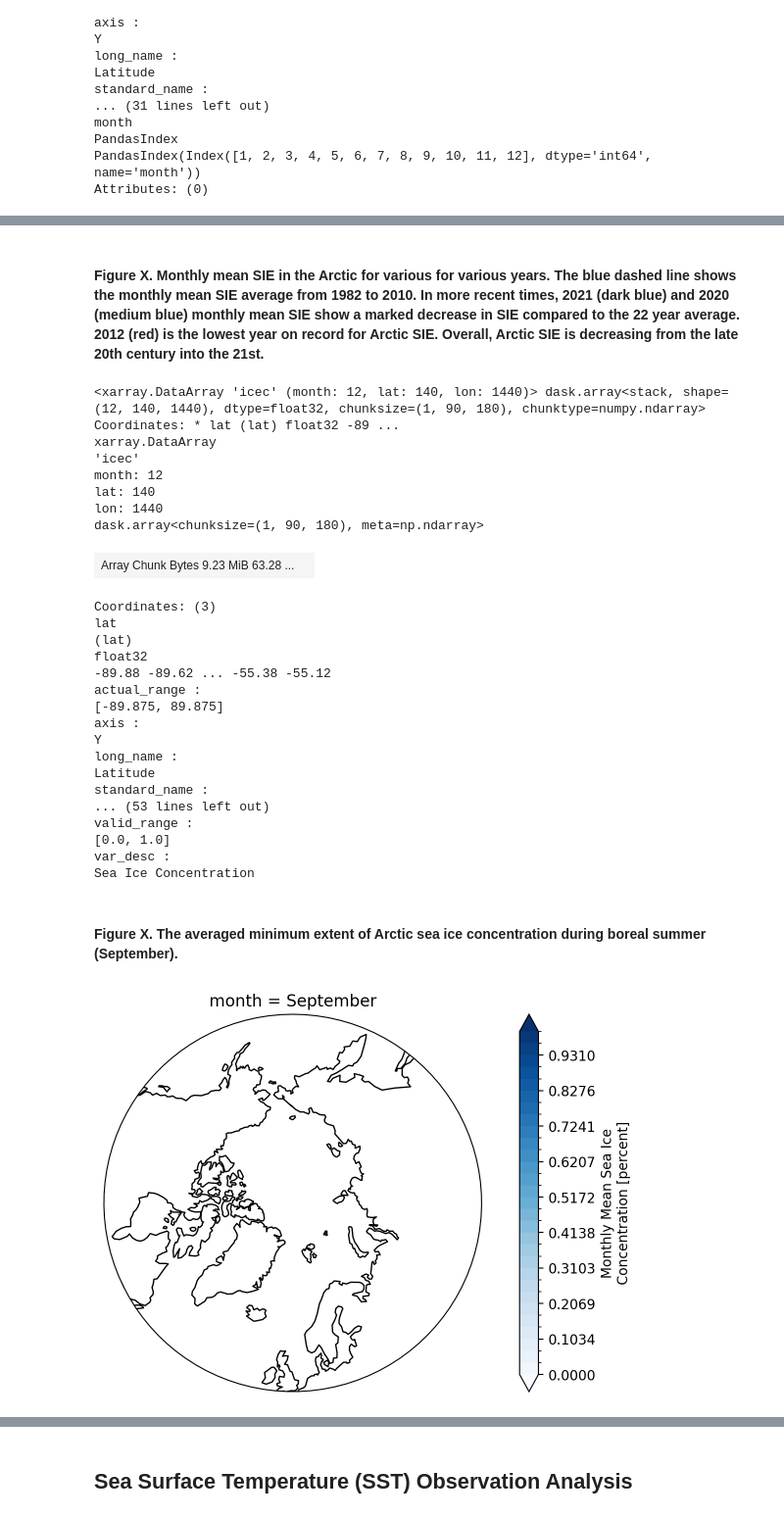
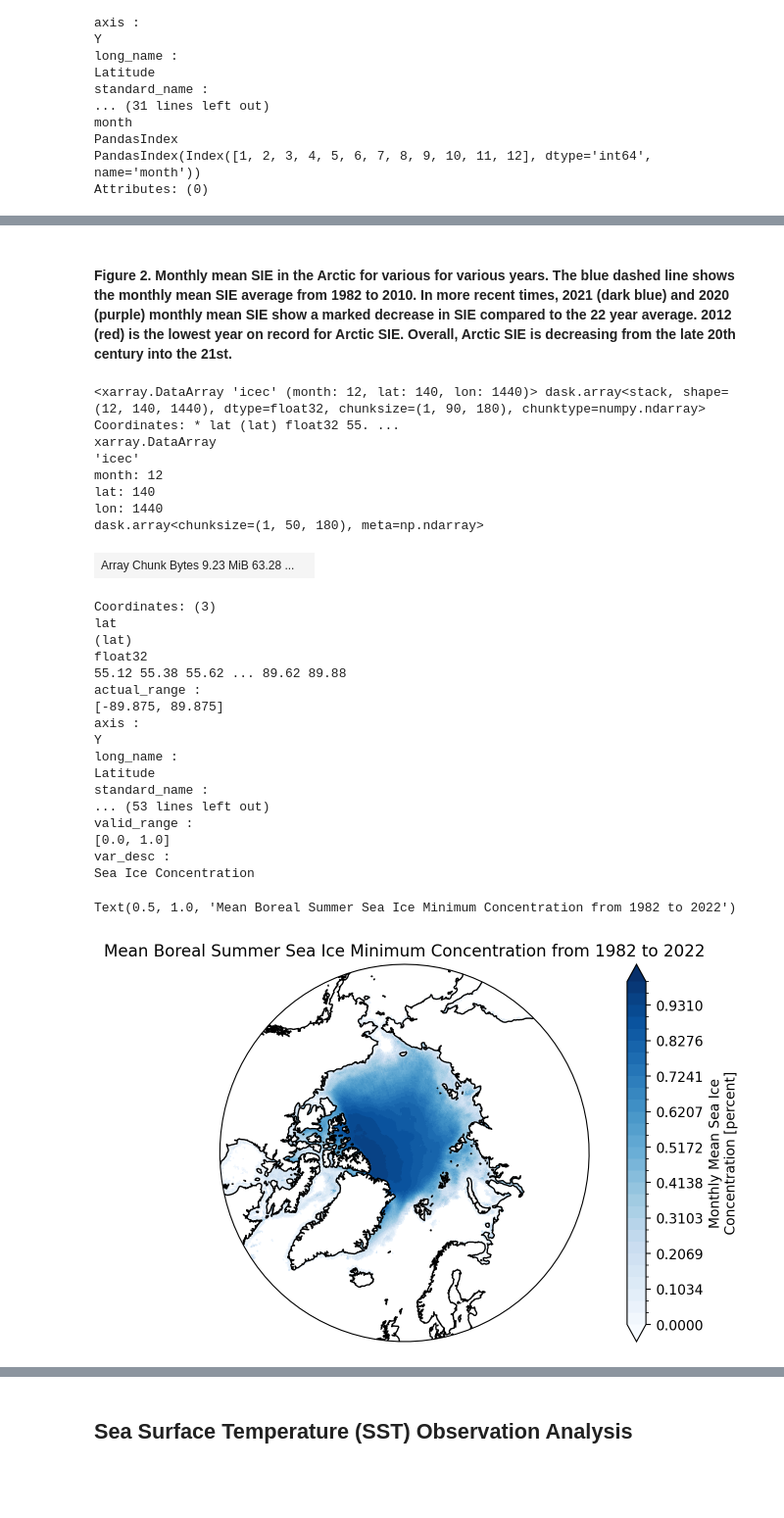
Before and after one commit to EES-3506-5506/Miranda_Unit5, a Jupyter notebook: notebooks/Miranda_MiniP2.ipynb, the cells around one changed output, grey strips where cells are left out. Shown at 98% size. Saved outputs shown, nothing was run; the diff lists cells and outputs as text; code cells hidden in the pictures; blank space fills up the shorter version.

Commit message:
second time

```diff
--- a/notebooks/Miranda_MiniP2.ipynb
+++ b/notebooks/Miranda_MiniP2.ipynb
@@ -150,21 +146,23 @@ months_grid_dev = grid.sel(time=slice('1982-01-01','2009-12-01')).groupby('time.
 # %%
+#Group months, remove summed averages laebl and reassign new month coordinates
 month = ['Jan','Feb','Mar','Apr','May','Jun','Jul','Aug','Sep','Oct','Nov','Dec']
 arc_SIE_1982_2010_avg_sum_months = arc_SIE_1982_2010_avg_sum.drop(labels='month').assign_coords({'month':month})
 arc_SIE_2012_avg_sum_months = arc_SIE_2012_avg_sum.drop(labels='month').assign_coords({'month':month})
 arc_SIE_2020_avg_sum_months = arc_SIE_2020_avg_sum.drop(labels='month').assign_coords({'month':month})
 arc_SIE_2021_avg_sum_months = arc_SIE_2021_avg_sum.drop(labels='month').assign_coords({'month':month})
 
+#Set plot with monthly mean SIE data from 1982-2010, 2012, 2020, 2021 to compare results in the Arctic
 fig, ax = plt.subplots()
 arc_SIE_1982_2010_avg_sum_months.plot(lw = 3, color = 'blue', linestyle='--', label='1982-2010 Average')
 arc_SIE_2012_avg_sum_months.plot(lw = 2, color = 'red', label='2012(Record Low)')
-arc_SIE_2020_avg_sum_months.plot(lw = 2, color = 'mediumblue', label='2020')
+arc_SIE_2020_avg_sum_months.plot(lw = 2, color = 'mediumslateblue', label='2020')
 arc_SIE_2021_avg_sum_months.plot(lw = 2, color = 'navy', label='2021')
 
-ax.set_facecolor('white')
-ax.set_ylabel('Arctic SIE(Mkm2)',fontsize=10, fontweight='bold')
-ax.set_xlabel('Month',fontsize=10, fontweight='bold')
+ax.set_facecolor('white') #Plot backround color white
+ax.set_ylabel('Arctic SIE(Mm2)',fontsize=10, fontweight='bold') #Set y axis title
+ax.set_xlabel('Month',fontsize=10, fontweight='bold') #Set x axis title
 ax.grid(color='grey', alpha=0.5)
-ax.legend()    #add legend to plot
-plt.title("Monthly Arctic Sea Ice Extent (Millions of km2)", fontsize=18, fontweight='bold')
-plt.tight_layout() ## make it look nicely spaced!
+ax.legend()    #Add legend to plot
+plt.title("Arctic Daily Sea Ice Extent (Millions of m2)", fontsize=18, fontweight='bold') #Add title
+plt.tight_layout() # Evenly space plot
 # %% [output]
@@ -172,6 +170,7 @@ plt.tight_layout() ## make it look nicely spaced!
 # %% [markdown]
-#### Figure X. Monthly mean SIE in the Arctic for various for various years. The blue dashed line shows the monthly mean SIE average from 1982 to 2010. In more recent times, 2021 (dark blue) and 2020 (medium blue) monthly mean SIE show a marked decrease in SIE compared to the 22 year average. 2012 (red) is the lowest year on record for Arctic SIE. Overall, Arctic SIE is decreasing from the late 20th century into the 21st.
+#### **Figure 2.** Monthly mean SIE in the Arctic for various for various years. The blue dashed line shows the monthly mean SIE average from 1982 to 2010. In more recent times, 2021 (dark blue) and 2020 (purple) monthly mean SIE show a marked decrease in SIE compared to the 22 year average. 2012 (red) is the lowest year on record for Arctic SIE. Overall, Arctic SIE is decreasing from the late 20th century into the 21st.
 # %%
+#Define function to plot North Pole projection figures
 def North_Polar(array,vmin,vmax,cmap):
     subplot_kws = dict(projection=ccrs.NorthPolarStereo())
     fig, ax = plt.subplots(figsize=[10, 5],subplot_kw=subplot_kws)
@@ -183,8 +182,8 @@ def North_Polar(array,vmin,vmax,cmap):
                extend='both',
                cmap=cmap,levels=30)
 
-    # Limit the map to -50 degrees latitude and below.
-    ax.set_extent([-180, 180, 50, 90], ccrs.PlateCarree())
+    #Set extent of map from 50 to 90 degrees latitude
+    ax.set_extent([-180, 180, 55, 90], ccrs.PlateCarree())
 
     # Compute a circle in axes coordinates, which we can use as a boundary
     # for the map. We can pan/zoom as much as we like - the boundary will be
@@ -198,25 +197,26 @@ def North_Polar(array,vmin,vmax,cmap):
     ax.set_boundary(circle, transform=ax.transAxes)
     ax.coastlines()
 # %%
+#Slice sea ice observations in the Arctic and average yearly data across length of dataset
 si_time = seaice_observations.icec.sel(time=slice("1982-01-01", "2022-12-01"))
-ant_si = si_time.sel(lat=slice(-90, -55))
-ant_si_monthavg = ant_si.groupby('time.month').mean(dim='time')
+arc_si = si_time.sel(lat=slice(55, 90))
+arc_si_monthavg = arc_si.groupby('time.month').mean(dim='time')
 # %%
-ant_si_monthavg
+arc_si_monthavg
 # %% [output]
-<xarray.DataArray 'icec' (month: 12, lat: 140, lon: 1440)> dask.array<stack, shape=(12, 140, 1440), dtype=float32, chunksize=(1, 90, 180), chunktype=numpy.ndarray> Coordinates: * lat (lat) float32 -89 ...
+<xarray.DataArray 'icec' (month: 12, lat: 140, lon: 1440)> dask.array<stack, shape=(12, 140, 1440), dtype=float32, chunksize=(1, 90, 180), chunktype=numpy.ndarray> Coordinates: * lat (lat) float32 55. ...
 xarray.DataArray
 'icec'
 month: 12
 lat: 140
 lon: 1440
-dask.array<chunksize=(1, 90, 180), meta=np.ndarray>
+dask.array<chunksize=(1, 50, 180), meta=np.ndarray>
 | Array Chunk Bytes 9.23 MiB 63.28 ... |  |
 Coordinates: (3)
 lat
 (lat)
 float32
--89.88 -89.62 ... -55.38 -55.12
+55.12 55.38 55.62 ... 89.62 89.88
 actual_range :
 [-89.875, 89.875]
 axis :
@@ -229,11 +229,12 @@ valid_range :
 [0.0, 1.0]
 var_desc :
 Sea Ice Concentration
-# %% [markdown]
-#### **Figure X.** The averaged minimum extent of Arctic sea ice concentration during boreal summer (September).
 # %%
-arc_si_sep = ant_si_monthavg.sel(month=9)
+#Plot boreal summer SI minimum
+arc_si_sep = arc_si_monthavg.sel(month=9)
 arc_si_sep['month']='September'
 North_Polar(arc_si_sep,0,1,'Blues')
+plt.title('Mean Boreal Summer Sea Ice Minimum Concentration from 1982 to 2022') #Set title
 # %% [output]
+Text(0.5, 1.0, 'Mean Boreal Summer Sea Ice Minimum Concentration from 1982 to 2022')
-[figure, old version]
+[figure, new version]
```
Also changed, not shown: parts of 56 cells of this notebook.
